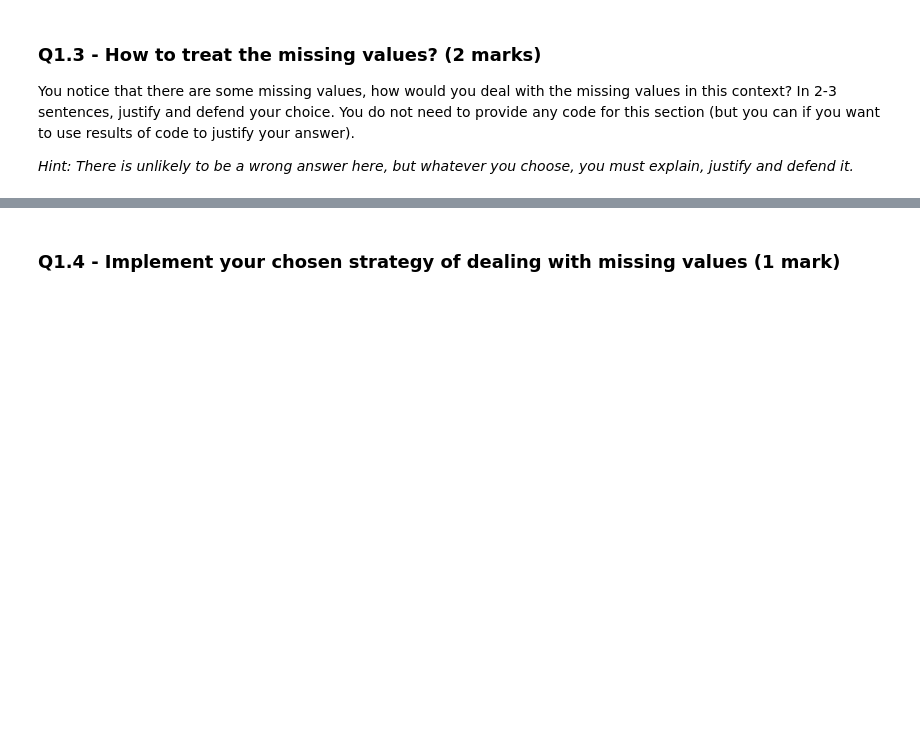
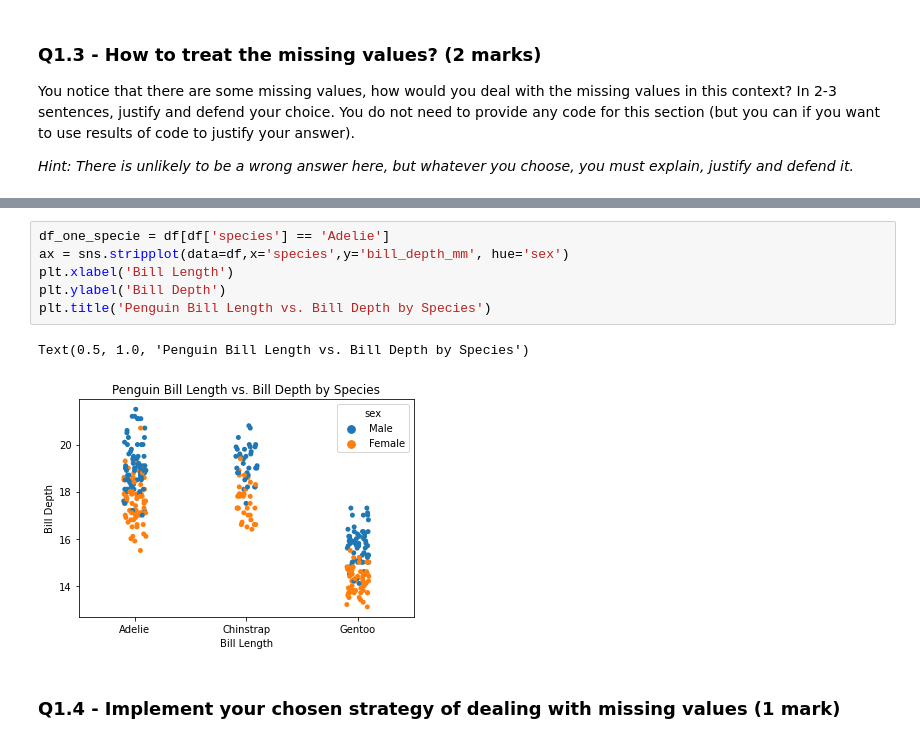
Before and after one commit to josepena97/DATA301Test, a Jupyter notebook: Exam.ipynb, the cells around one changed output, grey strips where cells are left out. Cells and saved outputs as stored; diff of their text form; blank space fills up the shorter version.

```diff
--- a/Exam.ipynb
+++ b/Exam.ipynb
@@ -55,3 +92,12 @@ You notice that there are some missing values, how would you deal with the missi
+# %%
+df_one_specie = df[df['species'] == 'Adelie']
+ax = sns.stripplot(data=df,x='species',y='bill_depth_mm', hue='sex')
+plt.xlabel('Bill Length')
+plt.ylabel('Bill Depth')
+plt.title('Penguin Bill Length vs. Bill Depth by Species')
+# %% [output]
+Text(0.5, 1.0, 'Penguin Bill Length vs. Bill Depth by Species')
+[figure, added]
 # %% [markdown]
 ### Q1.4 - Implement your chosen strategy of dealing with missing values (1 mark)
 # %%
```
Also changed, not shown: parts of 10 cells of this notebook.
